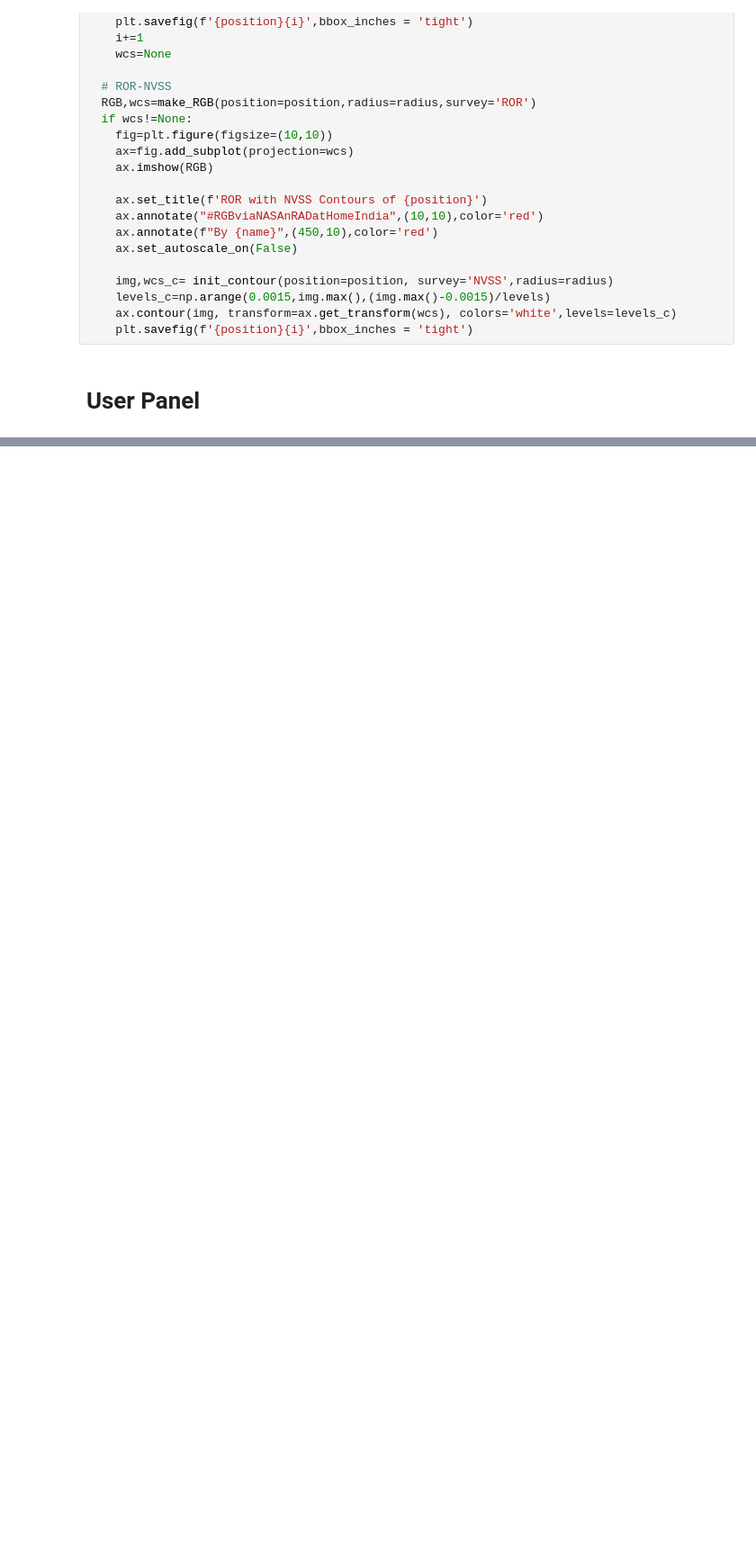
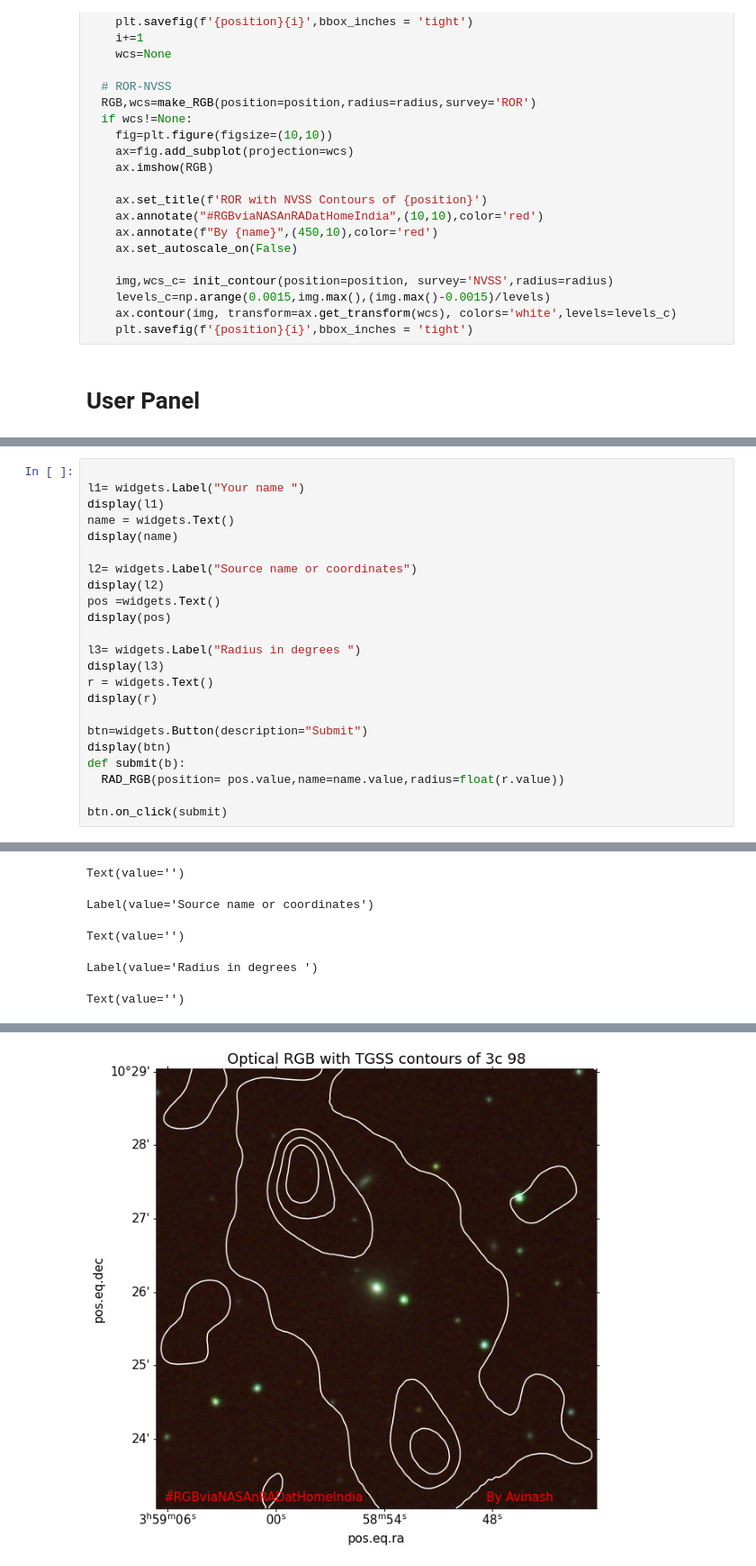
Before and after one commit to Jack3690/RADatHome, a Jupyter notebook: RGB_Automation.ipynb, the cells around one changed output, grey strips where cells are left out. Shown at 90% size. Drawn from its saved outputs; the diff is of its cells as text; blank space fills up the shorter version.

```diff
--- a/RGB_Automation.ipynb
+++ b/RGB_Automation.ipynb
@@ -174,0 +155,24 @@ Enter radius of source(Degrees) :
+# %%
+
+l1= widgets.Label("Your name ")
+display(l1)
+name = widgets.Text()
+display(name)
+
+l2= widgets.Label("Source name or coordinates")
+display(l2)
+pos =widgets.Text()
+display(pos)
+
+l3= widgets.Label("Radius in degrees ")
+display(l3)
+r = widgets.Text()
+display(r)
+
+btn=widgets.Button(description="Submit")
+display(btn)
+def submit(b):
+  RAD_RGB(position= pos.value,name=name.value,radius=float(r.value))
+
+btn.on_click(submit)
+# %% [output]
@@ -174,0 +180,5 @@ Enter radius of source(Degrees) :
+Text(value='')
+Label(value='Source name or coordinates')
+Text(value='')
+Label(value='Radius in degrees ')
+Text(value='')
@@ -174,0 +186 @@ Enter radius of source(Degrees) :
+[figure, added]
```
Also changed, not shown: parts of 4 cells of this notebook.
